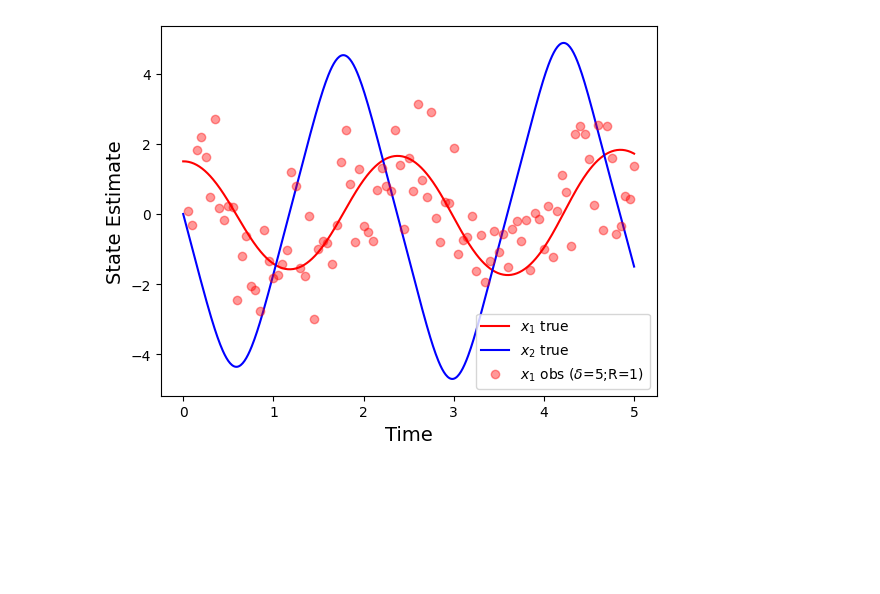
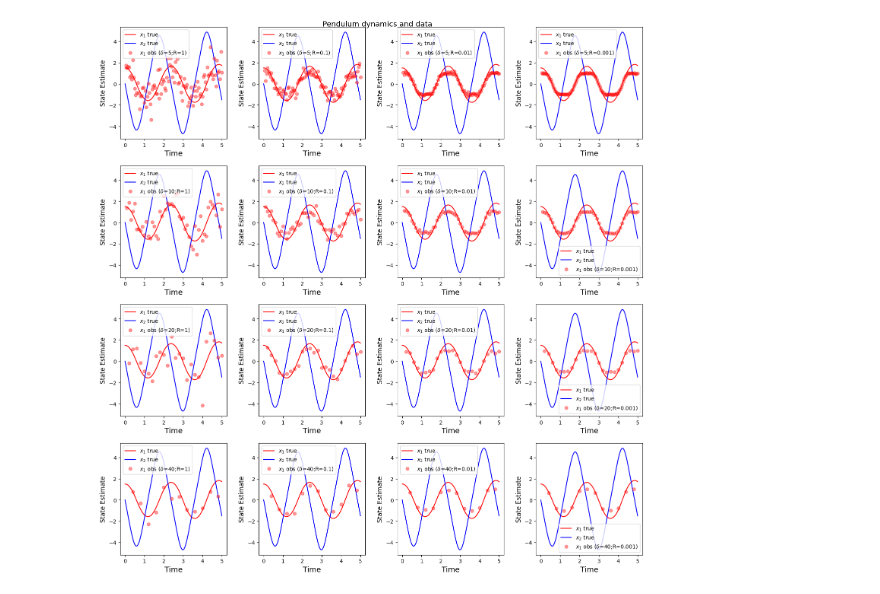
Before and after one commit to akshatd/ae567-inference, a Jupyter notebook: project_3/ex1_2_3.ipynb, the cells around one changed output. Drawn from its saved outputs; the diff is of its cells as text; code cells hidden in the pictures; blank space fills up the shorter version.

```diff
--- a/project_3/ex1_2_3.ipynb
+++ b/project_3/ex1_2_3.ipynb
@@ -12,7 +12,6 @@ from typing import List, Optional, Tuple
 class Gaussian:
     mean: np.ndarray
     cov: np.ndarray
-    cov_chol: np.ndarray
 
 
 DT = 0.01
@@ -33,7 +32,7 @@ def get_q() -> np.ndarray:
 
 
 def yk(xk: np.ndarray) -> np.ndarray:
-    return np.sin(xk[0])
+    return np.array([np.sin(xk[0])])
 # %%
 # setup the problem
 
@@ -59,7 +58,7 @@ def generate_obs(truth: Observations, delta: float, R: float) -> Observations:
     process_std = np.linalg.cholesky(get_q())
     measure_std = np.sqrt(R)
     measure_ind = np.arange(delta, truth.obs_ind[-1]+1, delta)
-    obs = np.zeros(measure_ind.size)
+    obs = np.zeros((measure_ind.size, 1))
     obs_ind = 0
     for i in measure_ind:
         obs[obs_ind] = yk(truth.obs[i] +
@@ -68,61 +67,76 @@ def generate_obs(truth: Observations, delta: float, R: float) -> Observations:
     return Observations(truth.times, measure_ind, obs, [r'$x_1$ obs ($\delta$='+f'{delta};R={R})'])
 
 
+@dataclass
+class ObservationData:
+    delta: float
+    R: float
+    obs: Observations
+
+
 N = 500
 X0 = np.array([1.5, 0])
 truth = generate_truth(X0, DT, N)
 deltas = [5, 10, 20, 40]
 Rs = [1, 0.1, 0.01, 0.001]
-obs = []
+data = []
 for delta in deltas:
     for R in Rs:
-        obs.append(generate_obs(truth, delta, R))
+        data.append(ObservationData(delta, R, generate_obs(truth, delta, R)))
 # %%
 # setup helper functions
 
 
 @dataclass
 class KFTracker:
     means: np.ndarray
     covs: np.ndarray
     stds: np.ndarray
 
 
-def plot_data_and_truth(fignum, true_obs: Observations, data_obs: Observations,
-                        kft: Optional[KFTracker] = None) -> plt.figure:
+def plot_data_and_truth(fignum, title, true_obs: Observations, data_obs: List[ObservationData],
+                        kft: Optional[List[KFTracker]] = None) -> plt.figure:
 
-    colors = ['red', 'blue', 'green']
+    colors = ['red', 'blue']
     plt.close(fignum)
-    fig = plt.figure(fignum)
-    plt.plot(true_obs.times, true_obs.obs[:, 0], color=colors[0], label=true_obs.names[0])
-    plt.plot(true_obs.times, true_obs.obs[:, 1], color=colors[1], label=true_obs.names[1])
+    fig, axs = plt.subplots(4, 4, num=fignum, figsize=(15, 15))
+    fig.tight_layout(pad=3)
+    fig.suptitle(title, fontsize=14)
+    for i in range(len(data_obs)):
+        ax = axs[i//4, i % 4]
+        ax.plot(true_obs.times, true_obs.obs[:, 0], color=colors[0], label=true_obs.names[0])
+        ax.plot(true_obs.times, true_obs.obs[:, 1], color=colors[1], label=true_obs.names[1])
 
-    plt.plot(data_obs.times[data_obs.obs_ind], data_obs.obs,
-             'o', color=colors[0], alpha=0.4, label=data_obs.names[0])
+        ax.plot(data_obs[i].obs.times[data_obs[i].obs.obs_ind], data_obs[i].obs.obs,
+                'o', color=colors[0], alpha=0.4, label=data_obs[i].obs.names[0])
 
-    if kft is not None:
-        plt.plot(data_obs.times, kft.means[:, 0], '--', color=colors[0], label='est-state0')
-        plt.plot(data_obs.times, kft.means[:, 1], '--', color=colors[1], label='est-state1')
-        plt.fill_between(data_obs.times,
-                         kft.means[:, 0] - 2 * kft.stds[:, 0],
-                         kft.means[:, 0] + 2 * kft.stds[:, 0],
-                         color=colors[0], alpha=0.3)
-        plt.fill_between(data_obs.times,
-                         kft.means[:, 1] - 2 * kft.stds[:, 1],
-                         kft.means[:, 1] + 2 * kft.stds[:, 1],
-                         color=colors[1], alpha=0.3)
+        if kft is not None:
+            ax.plot(data_obs[i].obs.times, kft[i].means[:, 0],
+                    '--', color=colors[0], label='est-state0')
+            ax.plot(data_obs[i].obs.times, kft[i].means[:, 1],
+                    '--', color=colors[1], label='est-state1')
+            ax.fill_between(data_obs[i].obs.times,
+                            kft[i].means[:, 0] - 2 * kft[i].stds[:, 0],
+                            kft[i].means[:, 0] + 2 * kft[i].stds[:, 0],
+                            color=colors[0], alpha=0.3)
+            ax.fill_between(data_obs[i].obs.times,
+                            kft[i].means[:, 1] - 2 * kft[i].stds[:, 1],
+                            kft[i].means[:, 1] + 2 * kft[i].stds[:, 1],
+                            color=colors[1], alpha=0.3)
 
-    plt.legend()
-    plt.xlabel('Time', fontsize=14)
-    plt.ylabel('State Estimate', fontsize=14)
+        ax.legend()
+        ax.set_xlabel('Time', fontsize=14)
+        ax.set_ylabel('State Estimate', fontsize=12)
+    fig.savefig(f'figs/{title}.svg')
+    plt.show()
     return fignum + 1
 
 
 fignum = 1
 
-fignum = plot_data_and_truth(fignum, truth, obs[0])
+fignum = plot_data_and_truth(fignum, 'Pendulum dynamics and data', truth, data)
 # %% [output]
-[figure, old version]
+[figure, new version]
 # %%
 # extended kalman filter
 
```
Also changed, not shown: parts of 2 cells of this notebook, 2 other files.
